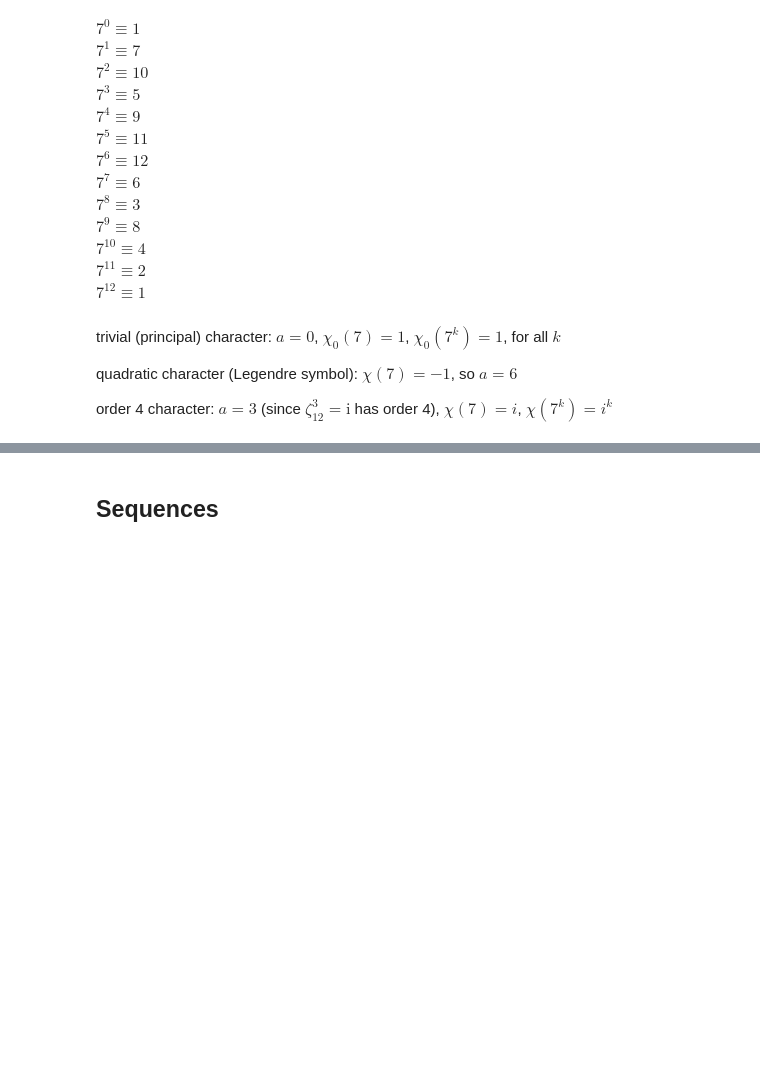
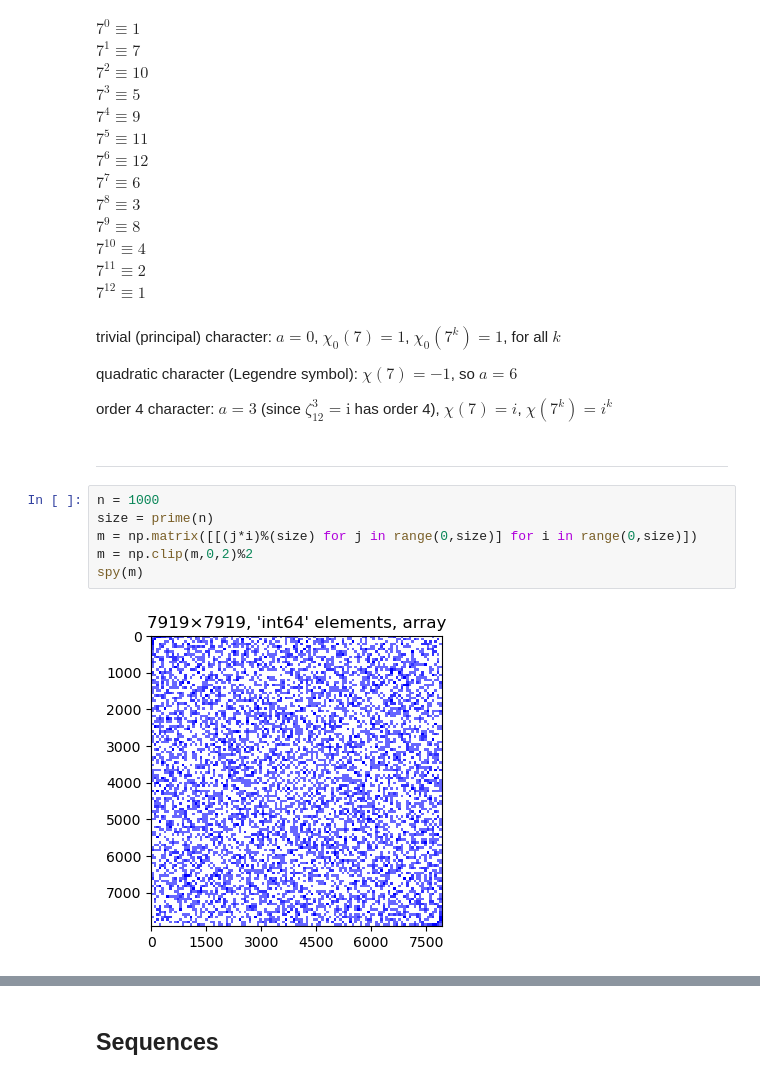
Before and after one commit to tt5/p-dynsys, a Jupyter notebook: numberth.ipynb, the cells around one changed output, grey strips where cells are left out. Saved outputs shown, nothing was run; the diff lists cells and outputs as text; blank space fills up the shorter version.

```diff
--- a/numberth.ipynb
+++ b/numberth.ipynb
@@ -240,3 +245,13 @@ trivial (principal) character: $a=0$, $\chi_0(7) = 1$, $\chi_0(7^k)=1$, for all
 quadratic character (Legendre symbol): $\chi(7) = -1$, so $a=6$
 
 order 4 character: $a=3$ (since $\zeta_{12}^3=\mathrm{i}$ has order 4), $\chi(7)=i$, $\chi(7^k)=i^k$
+# %% [markdown]
+---
+# %%
+n = 1000
+size = prime(n)
+m = np.matrix([[(j*i)%(size) for j in range(0,size)] for i in range(0,size)])
+m = np.clip(m,0,2)%2
+spy(m)
+# %% [output]
+[figure, added]
```
Also changed, not shown: parts of 4 cells of this notebook, 2 other files.
